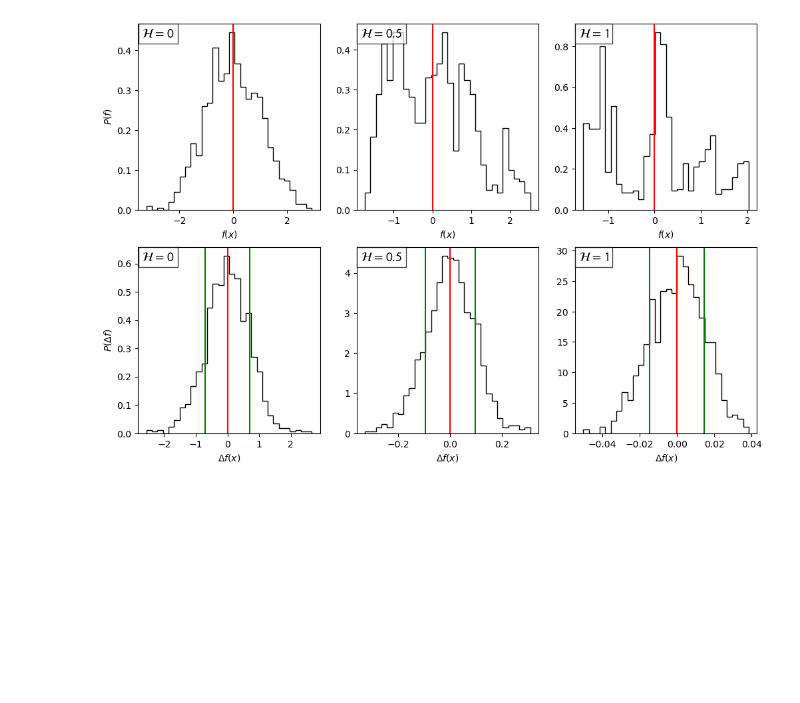
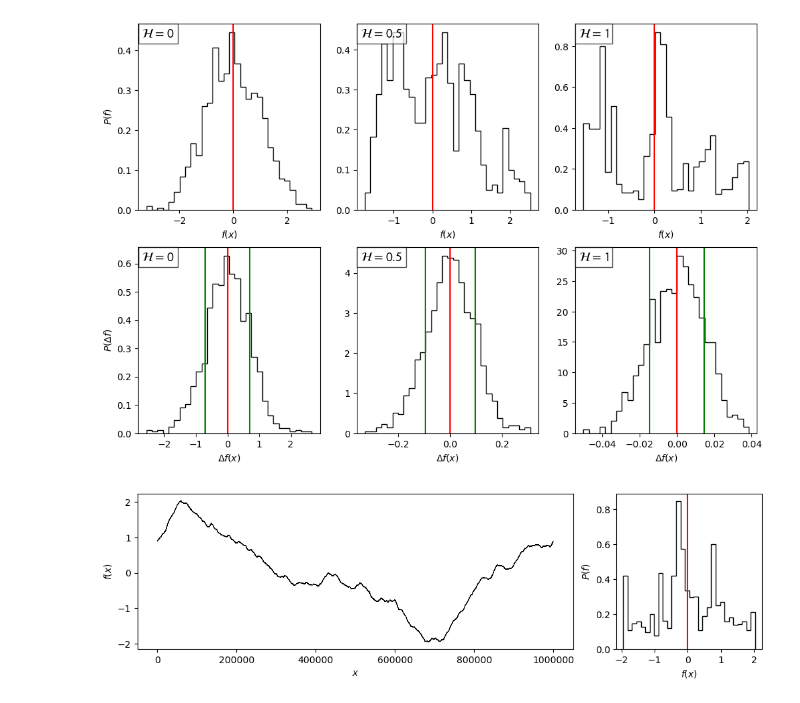
Before and after one commit to MBates92/thesis-images, a Jupyter notebook: 1D-fBm.ipynb, the cells around one changed output. Saved outputs shown, nothing was run; the diff lists cells and outputs as text; code cells hidden in the pictures; blank space fills up the shorter version.

```diff
--- a/1D-fBm.ipynb
+++ b/1D-fBm.ipynb
@@ -130,3 +130,24 @@ plt.show()
 -8.884600825705743e-06 0.009290661288419181
 -7.863363244560625e-06 0.00021167894882045176
 [figure]
+# %%
+X = ss.fBm(N=1_000_000, E=E, H=1, exp=False, centred = False, seed=SEED)
+
+f,ax = plt.subplots(1,2, figsize = (12,3), width_ratios=[3, 1])
+
+ax[0].plot(X, c='k', lw=0.5)
+ax[0].ticklabel_format(style='plain')
+ax[1].hist(X, bins=30, histtype='step', density=True, color='k')
+ax[1].axvline(np.mean(X), c='r')
+ax[1].set_xlabel(r'$f(x)$')
+ax[1].set_ylabel(r'$P(f)$')
+ax[0].set_xlabel(r'$x$')
+ax[0].set_ylabel(r'$f(x)$')
+
+f.subplots_adjust(wspace=0.15, hspace=0)
+
+plt.savefig('D:/Workshop/PhD/Thesis/Chapter 2/1dfBmBigN.png', bbox_inches = 'tight')
+
+plt.show()
+# %% [output]
+[figure, added]
```
Also changed, not shown: parts of 3 cells of this notebook.
